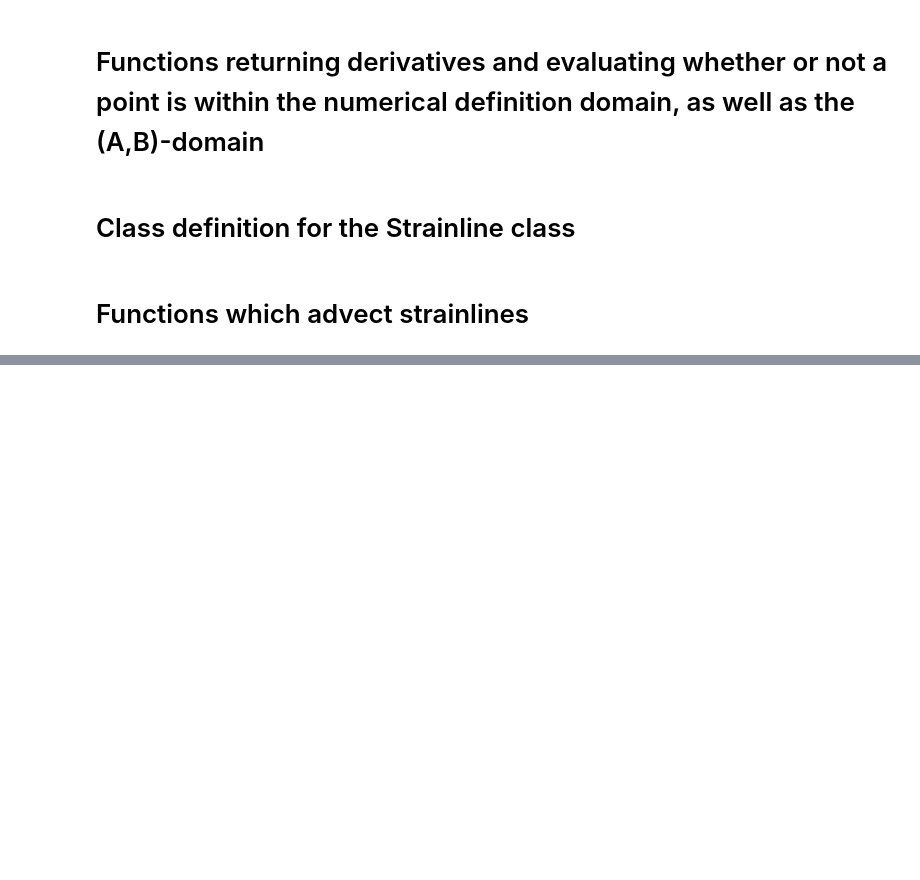
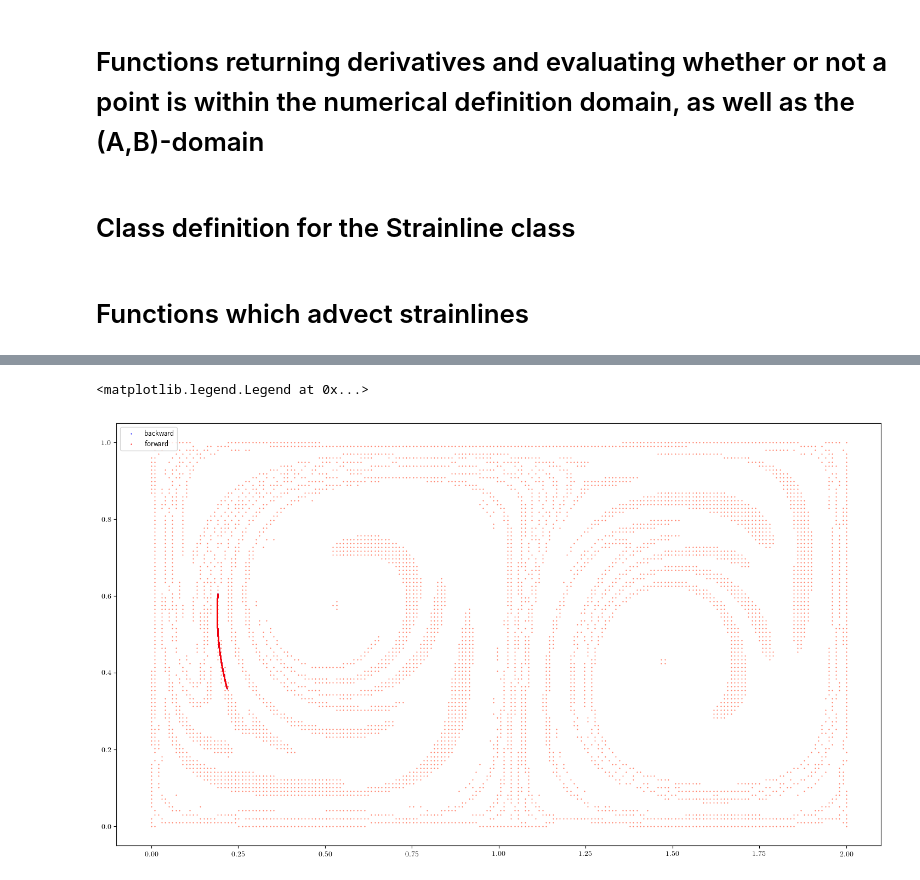
Before and after one commit to arnemagnus/physics_project, a Jupyter notebook: notebooks/doublegyre/linear_special_variational_lcs.ipynb, the cells around one changed output, grey strips where cells are left out. Drawn from its saved outputs; the diff is of its cells as text; code cells hidden in the pictures; blank space fills up the shorter version.

```diff
--- a/notebooks/doublegyre/linear_special_variational_lcs.ipynb
+++ b/notebooks/doublegyre/linear_special_variational_lcs.ipynb
@@ -970,0 +871,37 @@ for strainline in strainlines:
+# %%
+max_iter = 500
+stride = 0.0005
+l_f_max = 0.2
+l_min = 1
+tol_alpha = 1.e-6
+padding_factor=0.01
+n_proc=4
+strainlines_beta = []
+pos_init = grid
+pos_g0 = g0
+
+tic = time.time()
+
+in_AB_domain = InABDomain(np.reshape(pos_init,(2,nx,ny)),np.reshape(lmbd1,(nx,ny)),np.reshape(lmbd2,(nx,ny)),np.reshape(lapl_lmbd2,(nx,ny)),np.reshape(xi2,(2,nx,ny)),x_min,x_max,y_min,y_max,padding_factor)
+in_numerical_domain = InNumericalDomain(x_min,x_max,y_min,y_max,padding_factor)
+
+lmbd1_spline = RectBivariateSpline(np.reshape(pos_init,(2,nx,ny))[1,0,:],np.reshape(grid,(2,nx,ny))[0,:,0],np.reshape(lmbd1,(nx,ny)).T,bbox=[y_min-(y_max-y_min)*padding_factor,y_max+(y_max-y_min)*padding_factor,x_min-(x_max-x_min)*padding_factor,x_max+(x_max-x_min)*padding_factor],kx=1,ky=1)
+lmbd2_spline = RectBivariateSpline(np.reshape(pos_init,(2,nx,ny))[1,0,:],np.reshape(grid,(2,nx,ny))[0,:,0],np.reshape(lmbd2,(nx,ny)).T,bbox=[y_min-(y_max-y_min)*padding_factor,y_max+(y_max-y_min)*padding_factor,x_min-(x_max-x_min)*padding_factor,x_max+(x_max-x_min)*padding_factor],kx=1,ky=1)
+
+rhs = LinearSpecialDerivative(np.reshape(pos_init,(2,nx,ny)),np.reshape(xi1,(2,nx,ny)))
+alpha = Alpha(lmbd1_spline,lmbd2_spline)
+
+partition = np.floor(np.size(g0,1)/n_proc).astype(int)
+qlist = [mp.Queue() for j in range(n_proc)]
+plist = [mp.Process(target=computestrainlines,
+                   args = (pos_g0[:,j*partition:np.size(pos_g0,1) if j+1 is n_proc else (j+1)*partition],
+                          max_iter,rhs,integrator,stride,l_f_max,l_min,alpha,tol_alpha,in_AB_domain,in_numerical_domain,lmbd2_spline,j,qlist[j]))
+    for j in range(n_proc)]
+for p in plist:
+    p.start()
+for q in qlist:
+    strainlines_beta += q.get()
+for p in plist:
+    p.join()
+
+print(time.time() - tic)
@@ -971 +926,10 @@ for strainline in strainlines:
+# %%
+plt.figure()
+plt.scatter(grid[0,mask_ab],grid[1,mask_ab],c='tomato',s=1,marker='.')
+plt.scatter(strainlines_beta[strainlineno].pos[0,:strainlines_beta[strainlineno].startpoint_index],strainlines_beta[strainlineno].pos[1,:strainlines_beta[strainlineno].startpoint_index],c='b',s=1,marker='.',label='backward')
+plt.scatter(strainlines_beta[strainlineno].pos[0,strainlines_beta[strainlineno].startpoint_index:],strainlines_beta[strainlineno].pos[1,strainlines_beta[strainlineno].startpoint_index:],c='r',s=1,marker='.',label='forward')
+plt.legend()
+# %% [output]
+<matplotlib.legend.Legend at 0x...>
+[figure, added]
 # %%
```
Also changed, not shown: parts of 58 cells of this notebook.
